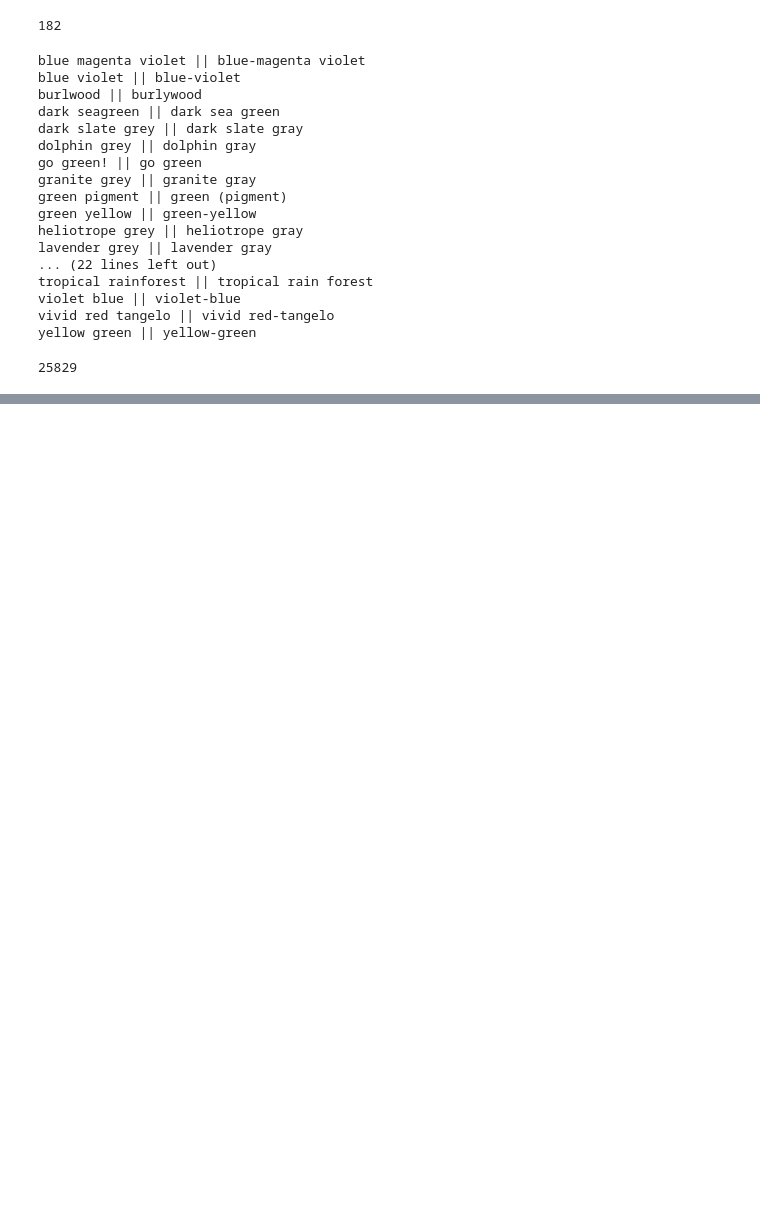
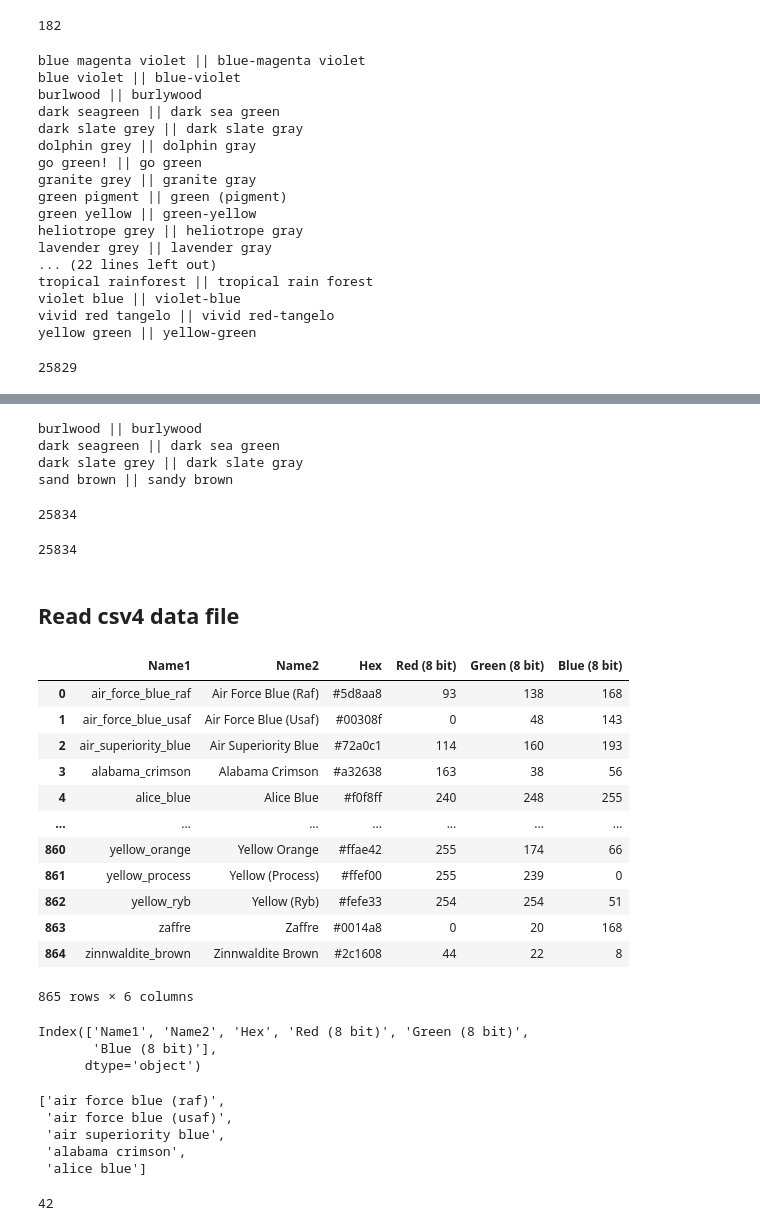
Before and after one commit to ShaunakSen/Data-Science-and-Machine-Learning, a Jupyter notebook: Colors_dataset_consolidated.ipynb, the cells around one changed output, grey strips where cells are left out. Saved outputs shown, nothing was run; the diff lists cells and outputs as text; code cells hidden in the pictures; blank space fills up the shorter version.

```diff
--- a/Colors_dataset_consolidated.ipynb
+++ b/Colors_dataset_consolidated.ipynb
@@ -228,0 +267,51 @@ len(modified_main_data['colors'])
+# %%
+modified_main_data = fuzzy_match(main_csv3_names, color_names, color_csv3, modified_main_data)
+# %% [output]
+burlwood || burlywood
+dark seagreen || dark sea green
+dark slate grey || dark slate gray
+sand brown || sandy brown
+# %%
+len(modified_main_data['colors'])
+# %% [output]
+25834
+# %%
+color_names = [color['name'].lower().strip() for color in modified_main_data['colors']]
+print (len(color_names))
+# %% [output]
+25834
+# %% [markdown]
+## Read csv4 data file
+# %%
+color_csv4 = pd.read_csv('./sample_data/colors4.csv')
+color_csv4
+# %% [output]
+|  | Name1 | Name2 | Hex | Red (8 bit) | Green (8 bit) | Blue (8 bit) |
+| 0 | air_force_blue_raf | Air Force Blue (Raf) | #5d8aa8 | 93 | 138 | 168 |
+| 1 | air_force_blue_usaf | Air Force Blue (Usaf) | #00308f | 0 | 48 | 143 |
+| 2 | air_superiority_blue | Air Superiority Blue | #72a0c1 | 114 | 160 | 193 |
+| 3 | alabama_crimson | Alabama Crimson | #a32638 | 163 | 38 | 56 |
+| 4 | alice_blue | Alice Blue | #f0f8ff | 240 | 248 | 255 |
+| ... | ... | ... | ... | ... | ... | ... |
+| 860 | yellow_orange | Yellow Orange | #ffae42 | 255 | 174 | 66 |
+| 861 | yellow_process | Yellow (Process) | #ffef00 | 255 | 239 | 0 |
+| 862 | yellow_ryb | Yellow (Ryb) | #fefe33 | 254 | 254 | 51 |
+| 863 | zaffre | Zaffre | #0014a8 | 0 | 20 | 168 |
+| 864 | zinnwaldite_brown | Zinnwaldite Brown | #2c1608 | 44 | 22 | 8 |
+865 rows × 6 columns
+# %%
+color_csv4.columns
+# %% [output]
+Index(['Name1', 'Name2', 'Hex', 'Red (8 bit)', 'Green (8 bit)',
+       'Blue (8 bit)'],
+      dtype='object')
+# %%
+color_names_4 = [name.strip().lower() for name in color_csv4['Name2']]
+
+color_names_4[:5]
+# %% [output]
+['air force blue (raf)',
+ 'air force blue (usaf)',
+ 'air superiority blue',
+ 'alabama crimson',
+ 'alice blue']
@@ -228,0 +320,5 @@ len(modified_main_data['colors'])
+# %%
+main_csv4_names, main_csv4_count = simple_match(color_names_4, color_names)
+main_csv4_count
+# %% [output]
+42
```
Also changed, not shown: parts of 16 cells of this notebook.
